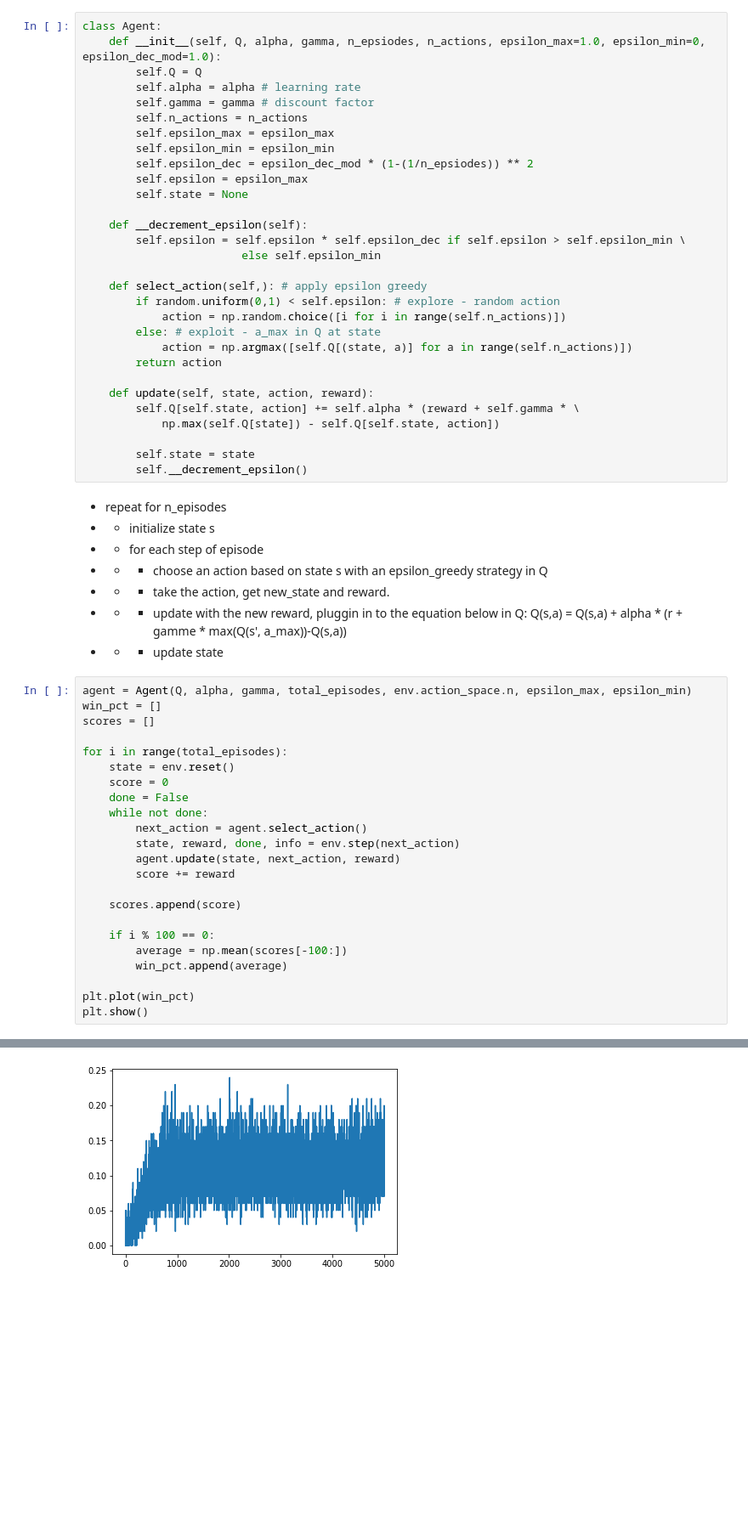
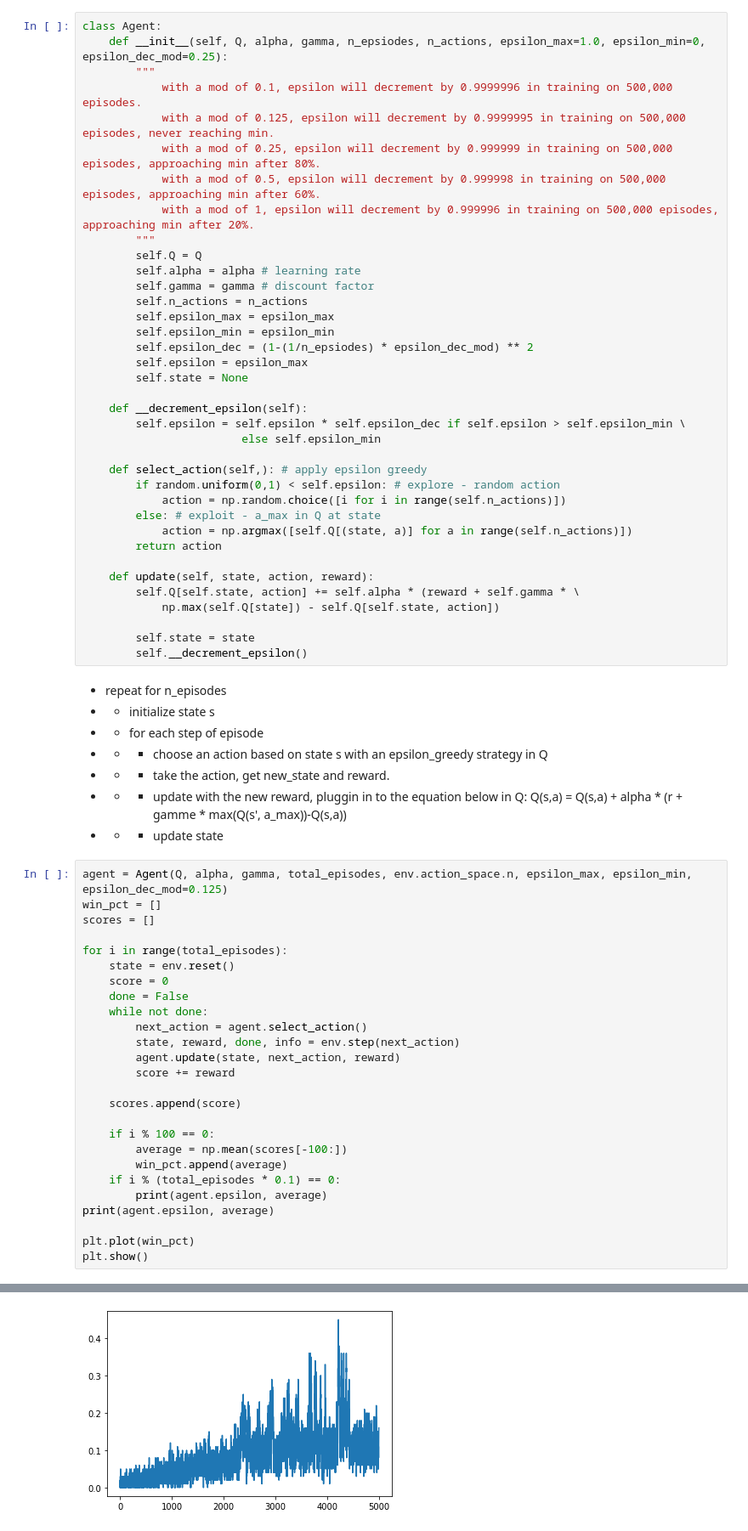
Before and after one commit to robbiemu/Modern-Reinforcement-Learning---Deep-Q-Learning-in-PyTorch, a Jupyter notebook: sección 2/exercises/frozen_lake.ipynb, the cells around one changed output, grey strips where cells are left out. Shown: that part at 85% size. Drawn from its saved outputs; the diff is of its cells as text; blank space fills up the shorter version.

```diff
--- a/sección 2/exercises/frozen_lake.ipynb
+++ b/sección 2/exercises/frozen_lake.ipynb
@@ -119,14 +119,21 @@ epsilon_max = 1.0
 epsilon_min = 0.01
 # %%
 class Agent:
-    def __init__(self, Q, alpha, gamma, n_epsiodes, n_actions, epsilon_max=1.0, epsilon_min=0, epsilon_dec_mod=1.0):
+    def __init__(self, Q, alpha, gamma, n_epsiodes, n_actions, epsilon_max=1.0, epsilon_min=0, epsilon_dec_mod=0.25):
+        """
+            with a mod of 0.1, epsilon will decrement by 0.9999996 in training on 500,000 episodes.
+            with a mod of 0.125, epsilon will decrement by 0.9999995 in training on 500,000 episodes, never reaching min.
+            with a mod of 0.25, epsilon will decrement by 0.999999 in training on 500,000 episodes, approaching min after 80%.
+            with a mod of 0.5, epsilon will decrement by 0.999998 in training on 500,000 episodes, approaching min after 60%.
+            with a mod of 1, epsilon will decrement by 0.999996 in training on 500,000 episodes, approaching min after 20%.
+        """
         self.Q = Q
         self.alpha = alpha # learning rate
         self.gamma = gamma # discount factor
         self.n_actions = n_actions
         self.epsilon_max = epsilon_max
         self.epsilon_min = epsilon_min
-        self.epsilon_dec = epsilon_dec_mod * (1-(1/n_epsiodes)) ** 2
+        self.epsilon_dec = (1-(1/n_epsiodes) * epsilon_dec_mod) ** 2
         self.epsilon = epsilon_max
         self.state = None
 
@@ -157,7 +164,7 @@ class Agent:
 Q(s,a) = Q(s,a) + alpha * (r + gamme * max(Q(s', a_max))-Q(s,a))
 - - - update state
 # %%
-agent = Agent(Q, alpha, gamma, total_episodes, env.action_space.n, epsilon_max, epsilon_min)
+agent = Agent(Q, alpha, gamma, total_episodes, env.action_space.n, epsilon_max, epsilon_min, epsilon_dec_mod=0.125)
 win_pct = []
 scores = []
 
@@ -176,6 +183,9 @@ for i in range(total_episodes):
     if i % 100 == 0:
         average = np.mean(scores[-100:])
         win_pct.append(average)
+    if i % (total_episodes * 0.1) == 0:
+        print(agent.epsilon, average)
+print(agent.epsilon, average)
 
 plt.plot(win_pct)
 plt.show()
@@ -183 +204 @@ plt.show()
-[figure, old version]
+[figure, new version]
```
Also changed, not shown: parts of 3 cells of this notebook.
